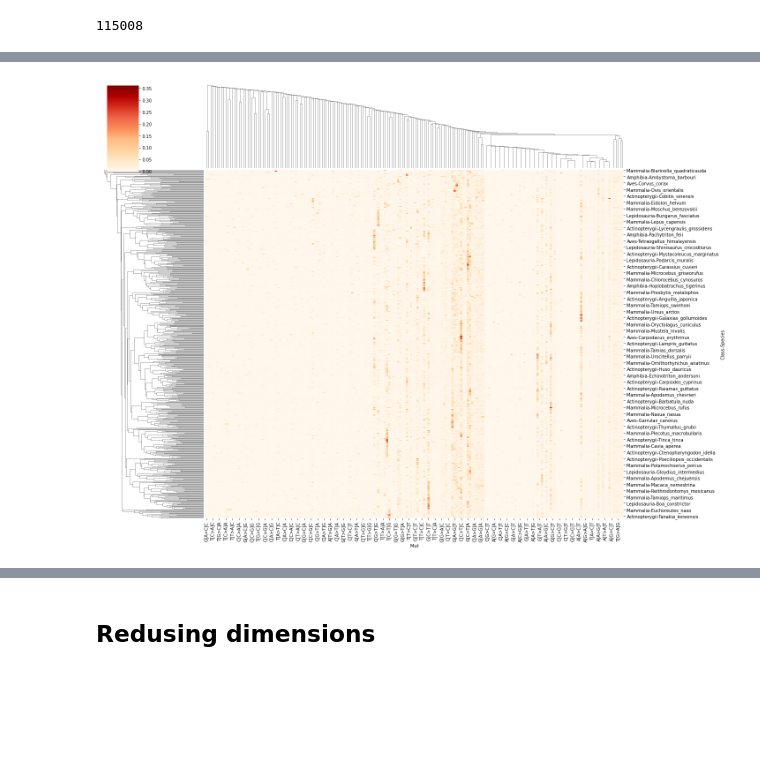
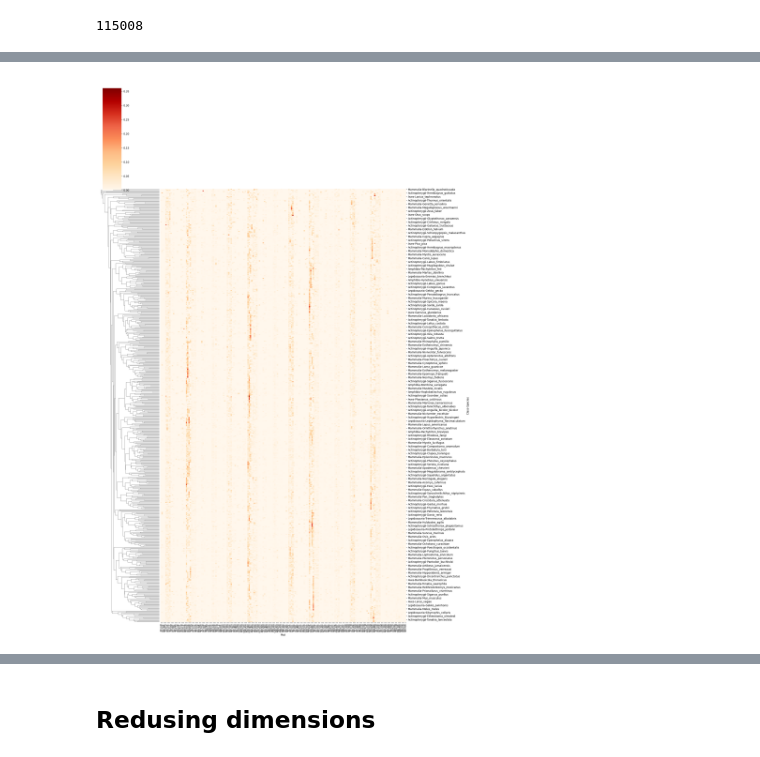
Before and after one commit to mitoclub/mtdna-192component-mutspec-chordata, a Jupyter notebook: scripts/class_homogenity.ipynb, the cells around one changed output, grey strips where cells are left out. Cells and saved outputs as stored; diff of their text form; code cells hidden in the pictures; blank space fills up the shorter version.

Commit message:
jackknife & some stats plots

```diff
--- a/scripts/class_homogenity.ipynb
+++ b/scripts/class_homogenity.ipynb
@@ -56,14 +72,16 @@ mutspec.shape[0]
 # %%
 grd = sns.clustermap(
     data=mutspec,
     pivot_kws=dict(index=["Class", "Species"], columns="Mut", values="MutSpec"),
+    col_cluster=False,
     metric=spatial.distance.cosine,
+    xticklabels=mutspec.Mut.unique(),
     cmap="OrRd",
-    figsize=(20, 15),
+    figsize=(20, 30),
 )
-# grd.ax_heatmap.set_xticks(fontsize=8)
+plt.setp(grd.ax_heatmap.get_xticklabels(), size=7,);
 # %% [output]
-[figure, old version]
+[figure, new version]
 # %%
 df = mutspec.pivot(index=["Class", "Species"], columns="Mut", values="MutSpec")
 df
```
Also changed, not shown: parts of 1 cell of this notebook, 4 other files.
